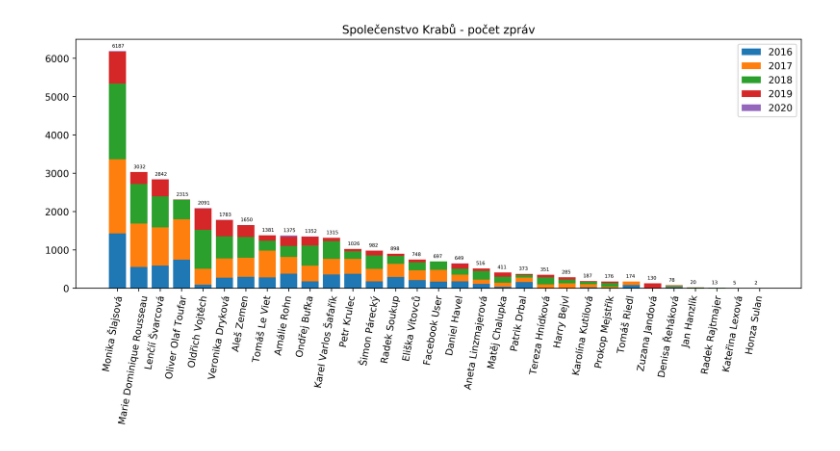
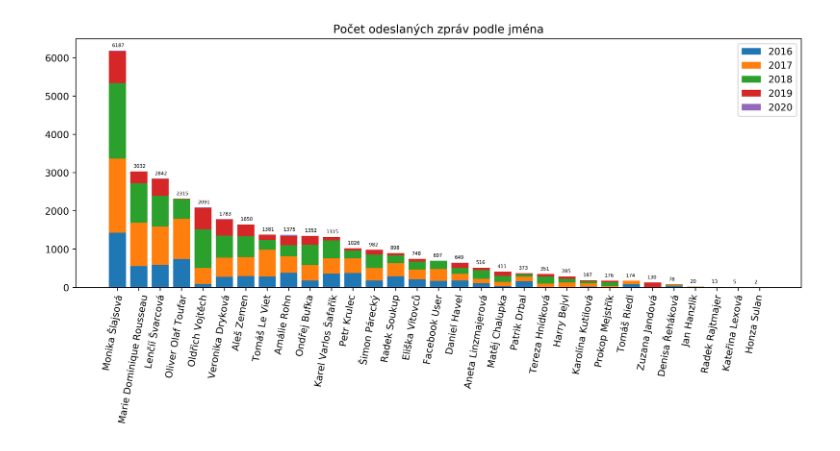
Before and after one commit to b4lldr/spolecenstvo-krabu, a Jupyter notebook: Data Visualization.ipynb, the cells around one changed output. Cells and saved outputs as stored; diff of their text form; code cells hidden in the pictures.

```diff
--- a/Data Visualization.ipynb
+++ b/Data Visualization.ipynb
@@ -22,62 +23,62 @@ file.close()
 file = open("data/zpravy_podle_jmena_2016", "r")
 lines = file.readlines()
 for line in lines:
-    mes_2016.append(int(line.split(' ')[0]))
+    mes_2016.append(int(line.split('\t')[0]))
 file.close()
 # 2017
 file = open("data/zpravy_podle_jmena_2017", "r")
 lines = file.readlines()
 for line in lines:
-    mes_2017.append(int(line.split(' ')[0]))
+    mes_2017.append(int(line.split('\t')[0]))
 file.close()
 # 2018
 file = open("data/zpravy_podle_jmena_2018", "r")
 lines = file.readlines()
 for line in lines:
-    mes_2018.append(int(line.split(' ')[0]))
+    mes_2018.append(int(line.split('\t')[0]))
 file.close()
 # 2019
 file = open("data/zpravy_podle_jmena_2019", "r")
 lines = file.readlines()
 for line in lines:
-    mes_2019.append(int(line.split(' ')[0]))
+    mes_2019.append(int(line.split('\t')[0]))
 file.close()
 # 2020
 file = open("data/zpravy_podle_jmena_2020", "r")
 lines = file.readlines()
 for line in lines:
-    mes_2020.append(int(line.split(' ')[0]))
+    mes_2020.append(int(line.split('\t')[0]))
 file.close()
 
 # plotting
 fig = plt.figure(1, figsize=(30, 4.8), dpi=500)
 chart1 = fig.add_subplot(121)
 
 ## bar creating
 plt.bar(names, mes_2016, label="2016")
 
 plt.bar(names, mes_2017, bottom=mes_2016, label="2017")
 
 tmp = list(map(lambda x,y: x+y, mes_2016,mes_2017))
 plt.bar(names, mes_2018, bottom=tmp, label="2018")
 
 tmp = list(map(lambda x,y: x+y, tmp,mes_2018))
 plt.bar(names, mes_2019, bottom=tmp, label="2019")
 
 tmp = list(map(lambda x,y: x+y, tmp,mes_2019))
 plt.bar(names, mes_2020, bottom=tmp, label="2020")
 
 ## plot info
-plt.title("Společenstvo Krabů - počet zpráv")
+plt.title("Počet odeslaných zpráv podle jména")
 plt.xticks(rotation=80)
 plt.legend(loc="upper right")
 
 ### number of messages accurately in the plot
 for i, v in enumerate(mes_total):
     plt.text(i - 0.25, v + 100, str(v), fontsize=5)
 
-#plt.savefig('spolecenstvo.png', bbox_inches='tight')
+plt.savefig('images/jmena.png', bbox_inches='tight')
 
 plt.show()
 # %% [output]
-[figure, old version]
+[figure, new version]
```
Also changed, not shown: parts of 2 cells of this notebook, 9 other files.
